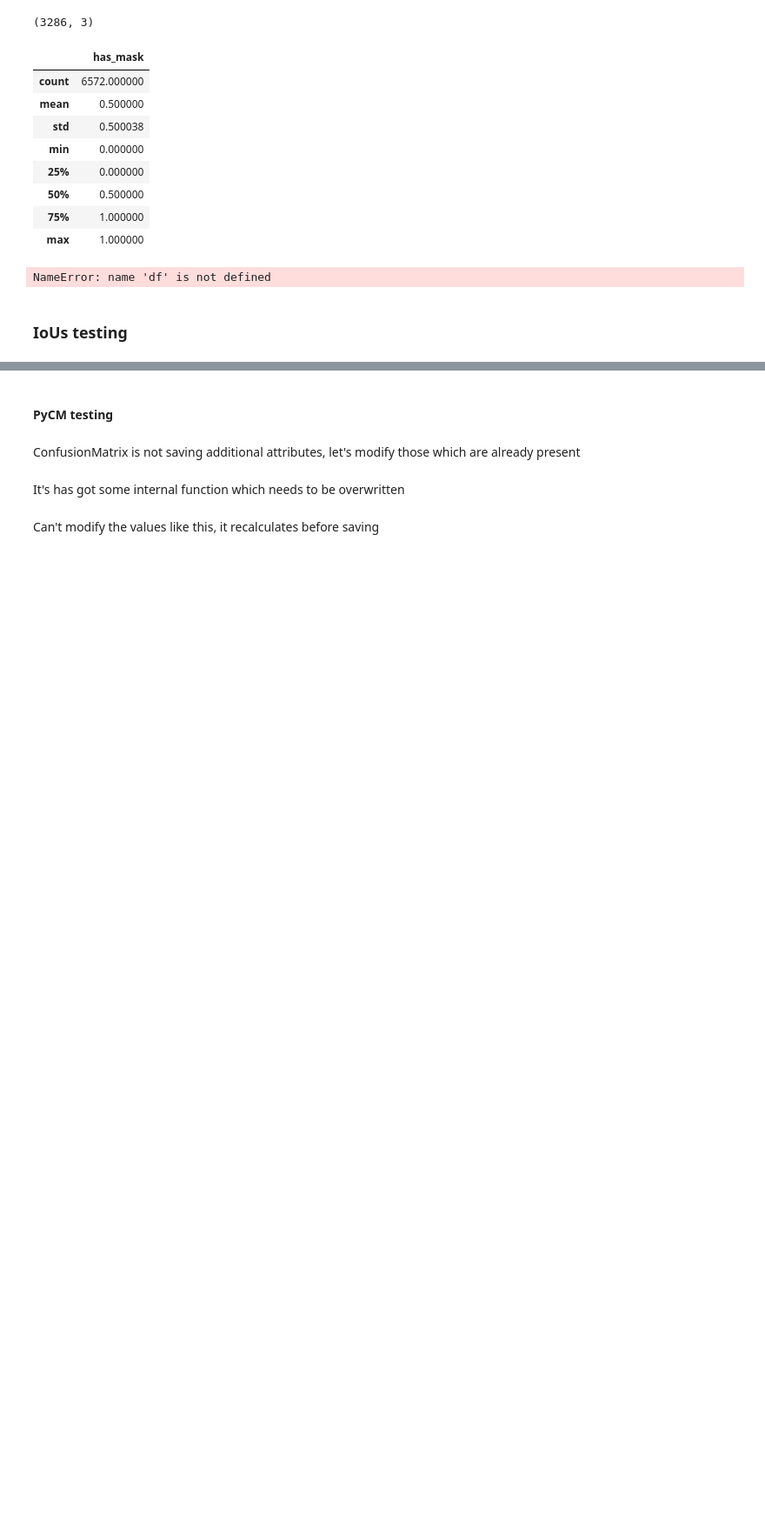
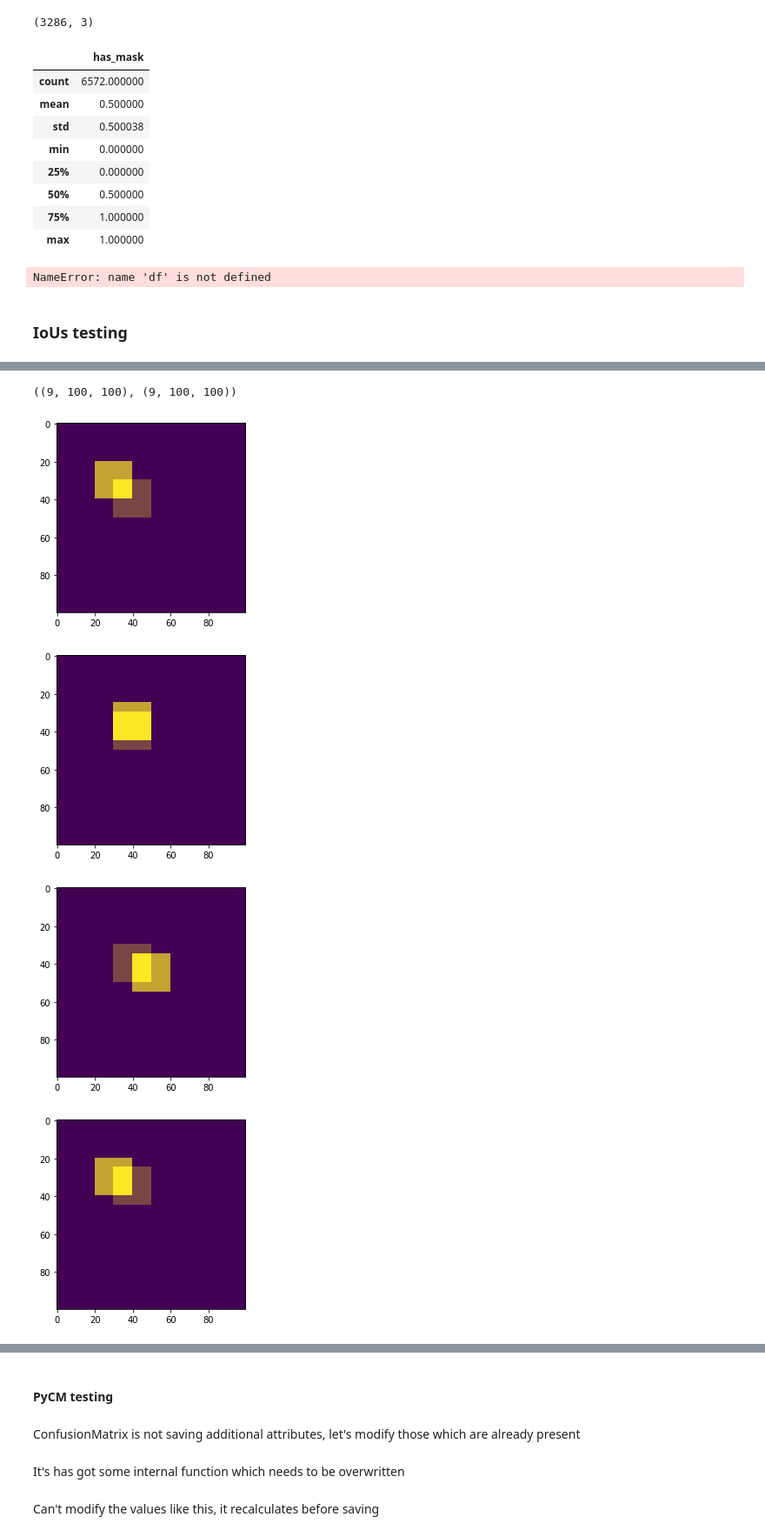
Before and after one commit to pyaf/siim-acr-pneumothorax-segmentation, a Jupyter notebook: notebooks/test.ipynb, the cells around one changed output, grey strips where cells are left out. Shown: that part at 87% size. Cells and saved outputs as stored; diff of their text form; code cells hidden in the pictures; blank space fills up the shorter version.

```diff
--- a/notebooks/test.ipynb
+++ b/notebooks/test.ipynb
@@ -458,0 +452,17 @@ preds.shape, labels.shape
+# %%
+preds = np.array([pred, pred1, pred2, pred, pred1, pred2, pred, pred1, pred2, ])
+labels = np.array([label, label, label, pred1, pred2, pred, pred1, pred2, pred ])
+# %%
+preds.shape, labels.shape
+# %% [output]
+((9, 100, 100), (9, 100, 100))
+# %%
+for i in range(len(preds)):
+    plt.imshow(preds[i])
+    plt.imshow(labels[i], alpha=0.3)
+    plt.show()
+# %% [output]
+[figure, added]
+[figure, added]
+[figure, added]
+[figure, added]
```
Also changed, not shown: parts of 44 cells of this notebook, 43 other files.
